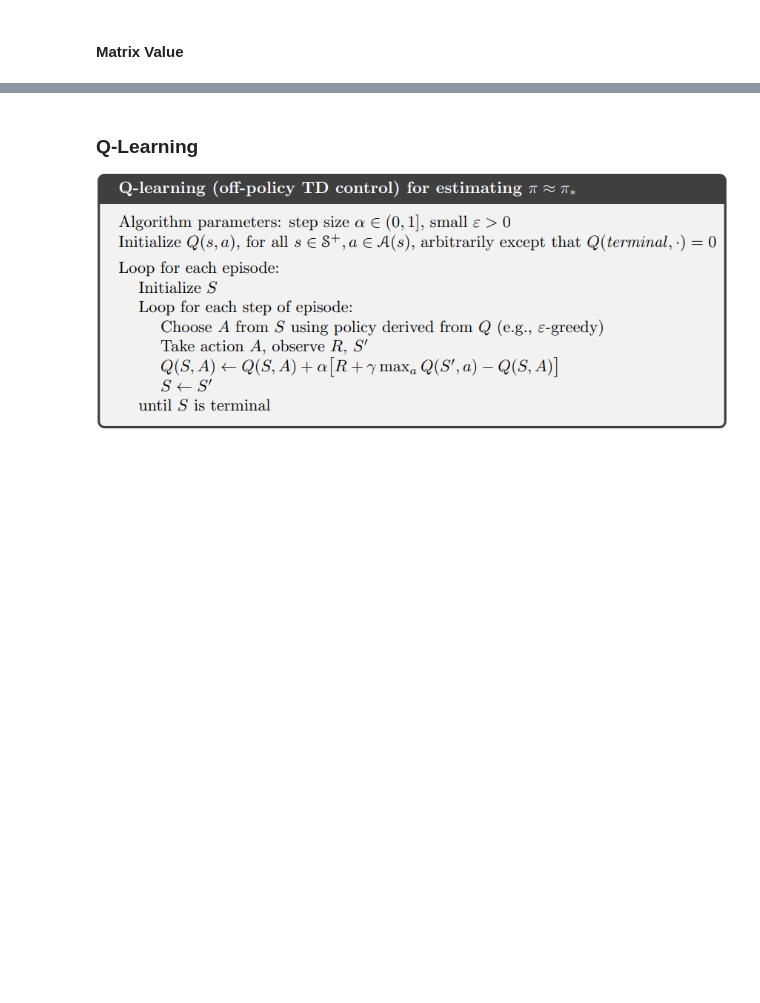
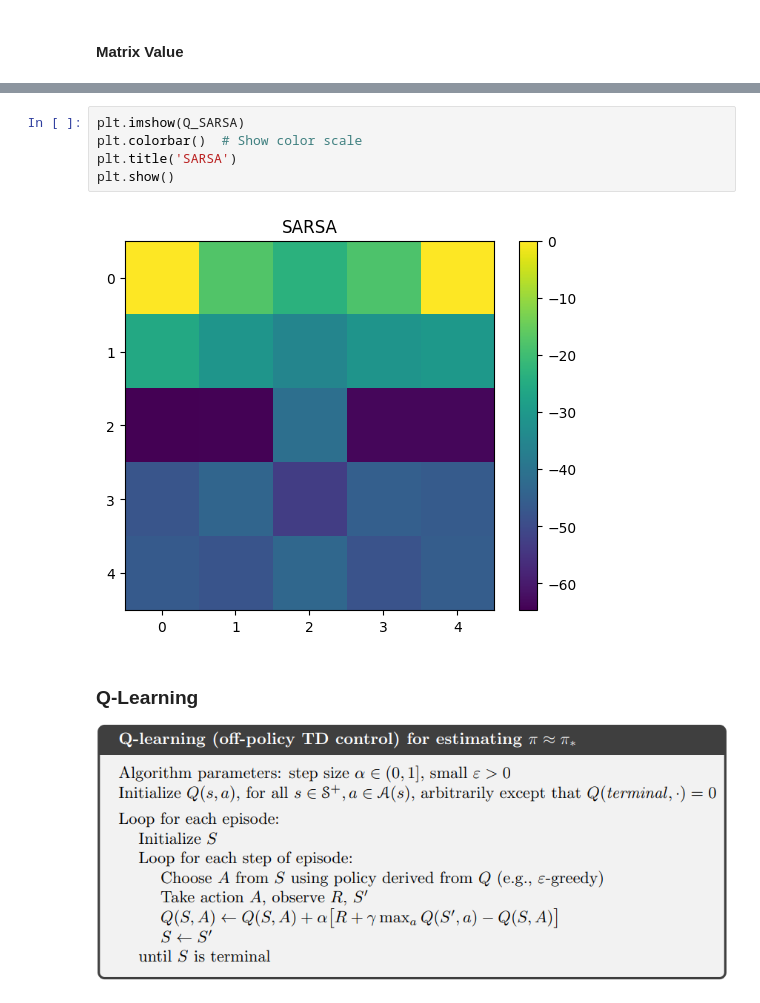
Before and after one commit to Mausoleoo/SARSA_Q-Learning, a Jupyter notebook: Third Project.ipynb, the cells around one changed output, grey strips where cells are left out. Drawn from its saved outputs; the diff is of its cells as text; blank space fills up the shorter version.

```diff
--- a/Third Project.ipynb
+++ b/Third Project.ipynb
@@ -136,3 +134,10 @@ array([[  0.   , -36.174, -27.099, -19.489,   0.   ],
+# %%
+plt.imshow(Q_SARSA)
+plt.colorbar()  # Show color scale
+plt.title('SARSA')
+plt.show()
+# %% [output]
+[figure, added]
 # %% [markdown]
 ### Q-Learning
 
```
Also changed, not shown: parts of 27 cells of this notebook, 2 other files.
